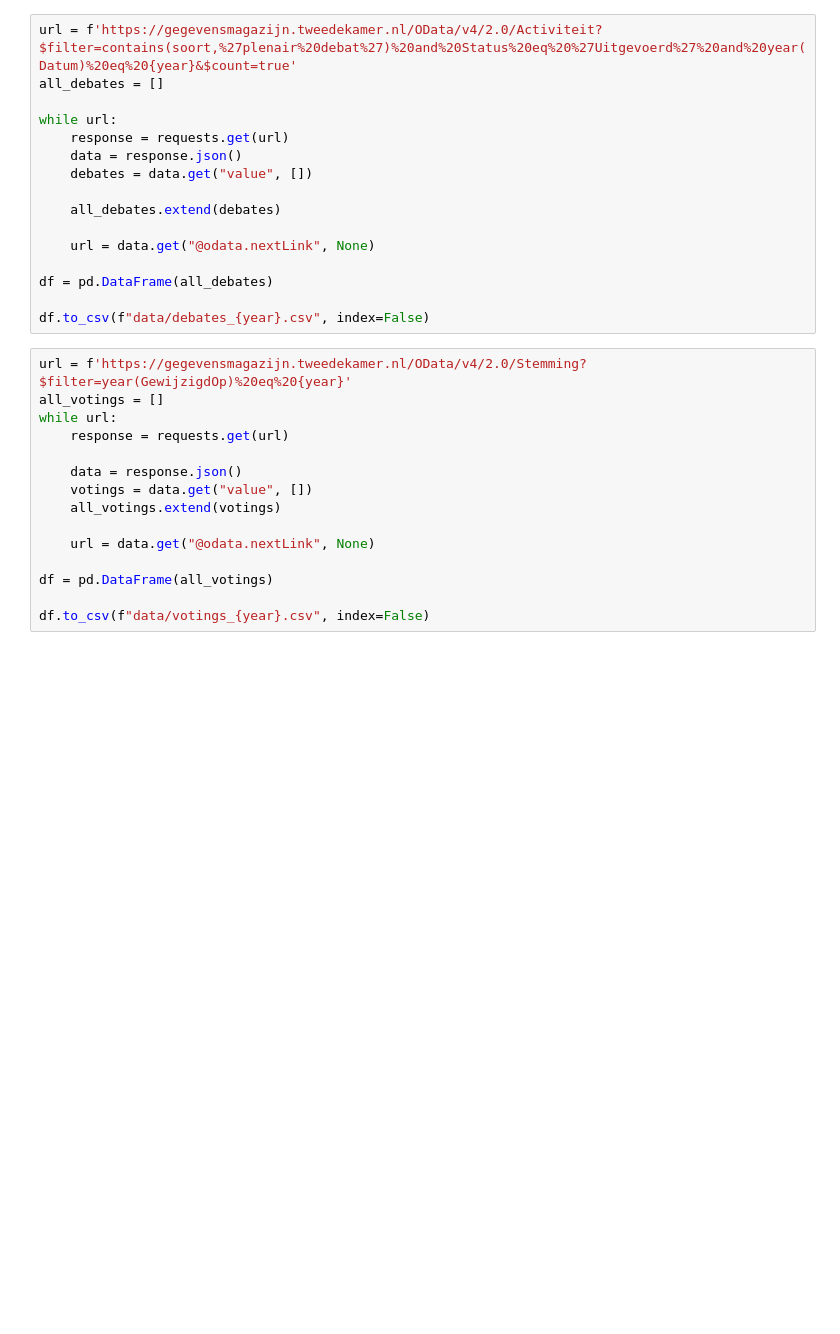
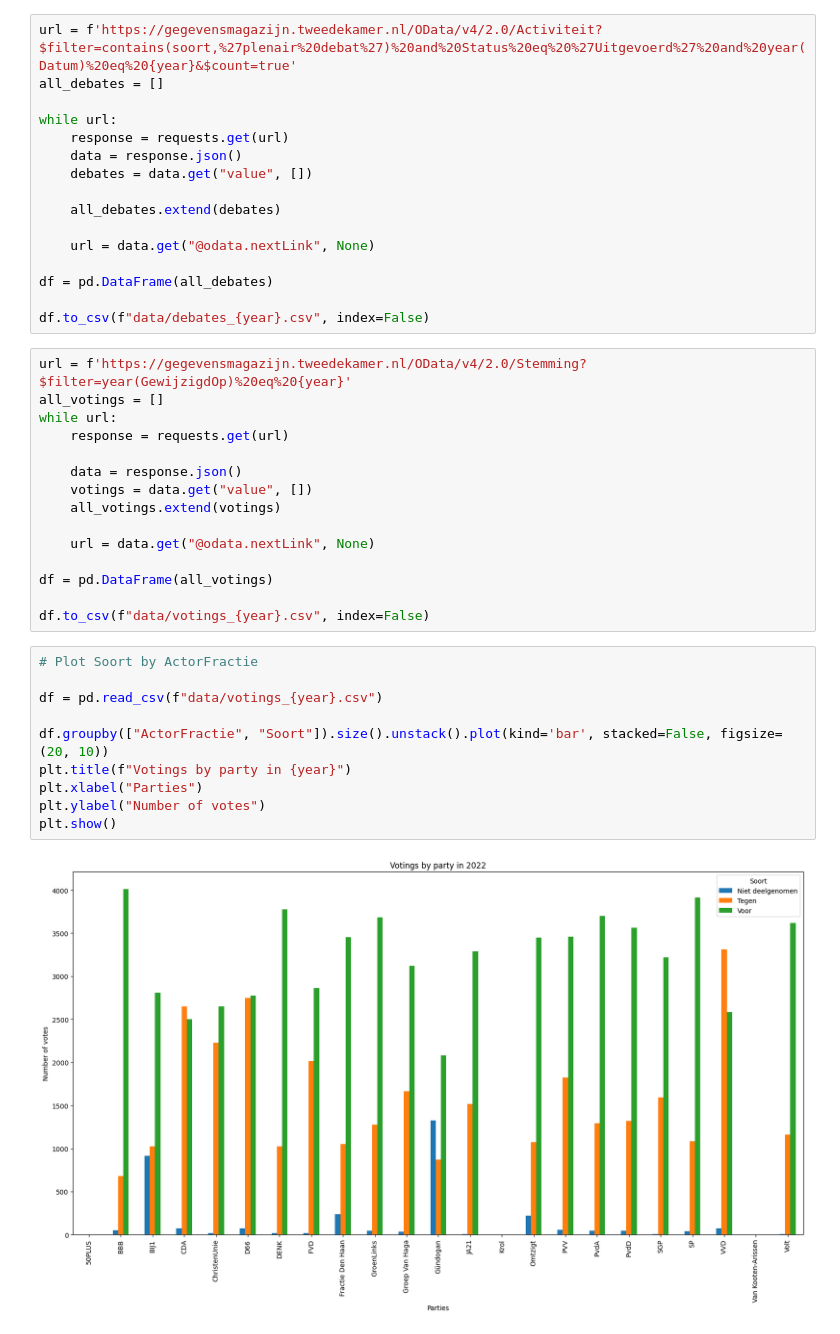
Before and after one commit to merijnvervoorn/coalitie-voorspeller, a Jupyter notebook: data/api/apirequest-Jacco.ipynb, the cells around one changed output. Cells and saved outputs as stored; diff of their text form; blank space fills up the shorter version.

```diff
--- a/data/api/apirequest-Jacco.ipynb
+++ b/data/api/apirequest-Jacco.ipynb
@@ -34,3 +35,15 @@ while url:
 df = pd.DataFrame(all_votings)
 
 df.to_csv(f"data/votings_{year}.csv", index=False)
+# %%
+# Plot Soort by ActorFractie
+
+df = pd.read_csv(f"data/votings_{year}.csv")
+
+df.groupby(["ActorFractie", "Soort"]).size().unstack().plot(kind='bar', stacked=False, figsize=(20, 10))
+plt.title(f"Votings by party in {year}")
+plt.xlabel("Parties")
+plt.ylabel("Number of votes")
+plt.show()
+# %% [output]
+[figure, added]
```
Also changed, not shown: parts of 5 cells of this notebook.
